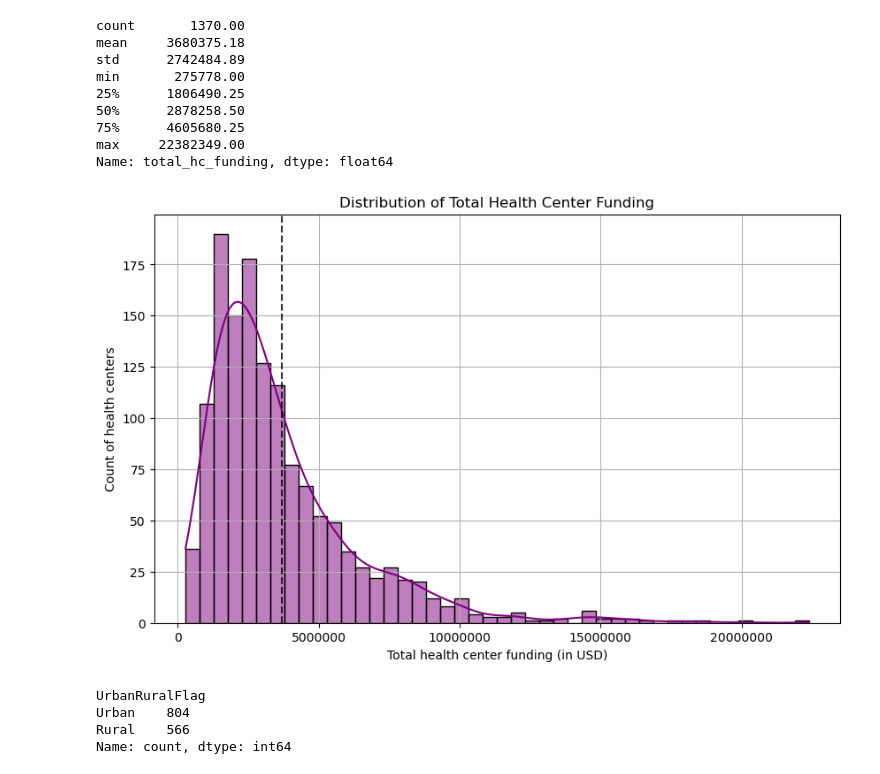
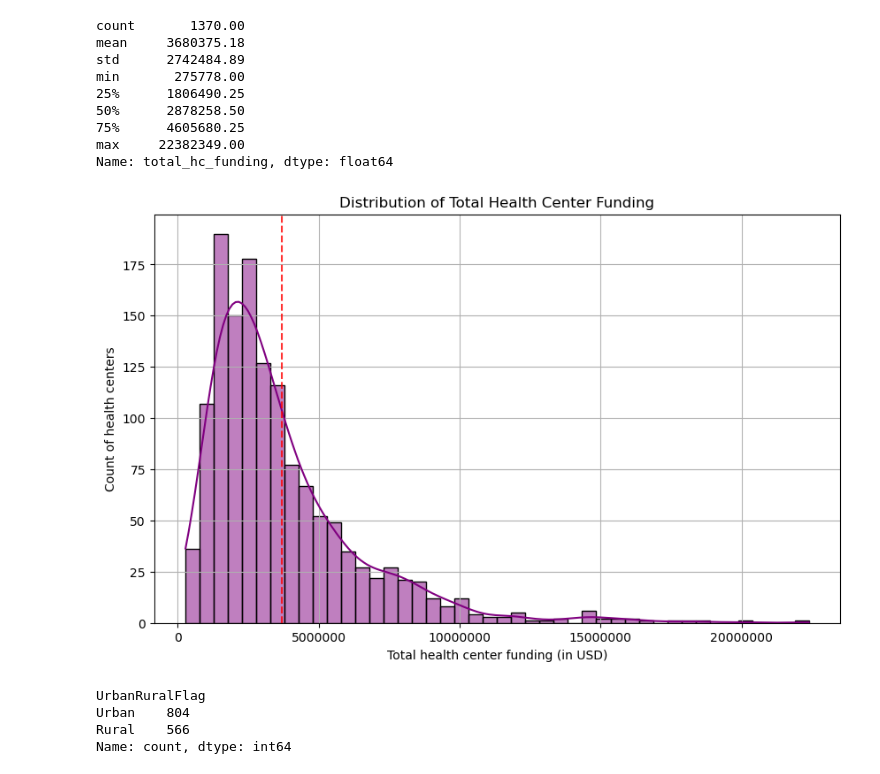
Before and after one commit to dezertdweller/capstone-project-fqhc-model, a Jupyter notebook: notebooks/data-wrangling.ipynb, the cells around one changed output. Drawn from its saved outputs; the diff is of its cells as text; code cells hidden in the pictures.

```diff
--- a/notebooks/data-wrangling.ipynb
+++ b/notebooks/data-wrangling.ipynb
@@ -313,15 +607,15 @@ Name: total_hc_funding, dtype: float64
 # %%
 plt.figure(figsize=(10, 6))
 sns.histplot(data=health_centers, x='total_hc_funding', color='purple', kde=True)
 plt.title('Distribution of Total Health Center Funding')
-plt.axvline(x=health_centers['total_hc_funding'].mean(), c='black', ls='--', alpha=0.8, label='Mean Health Center Funding')
+plt.axvline(x=health_centers['total_hc_funding'].mean(), c='red', ls='--', alpha=0.8)
 plt.xlabel("Total health center funding (in USD)")
 plt.ylabel('Count of health centers')
 plt.ticklabel_format(style='plain')
 plt.grid(True)
 plt.show()
 # %% [output]
-[figure, old version]
+[figure, new version]
 # %%
 health_centers['UrbanRuralFlag'].value_counts()
 # %% [output]
```
Also changed, not shown: parts of 51 cells of this notebook, 2 other files.
